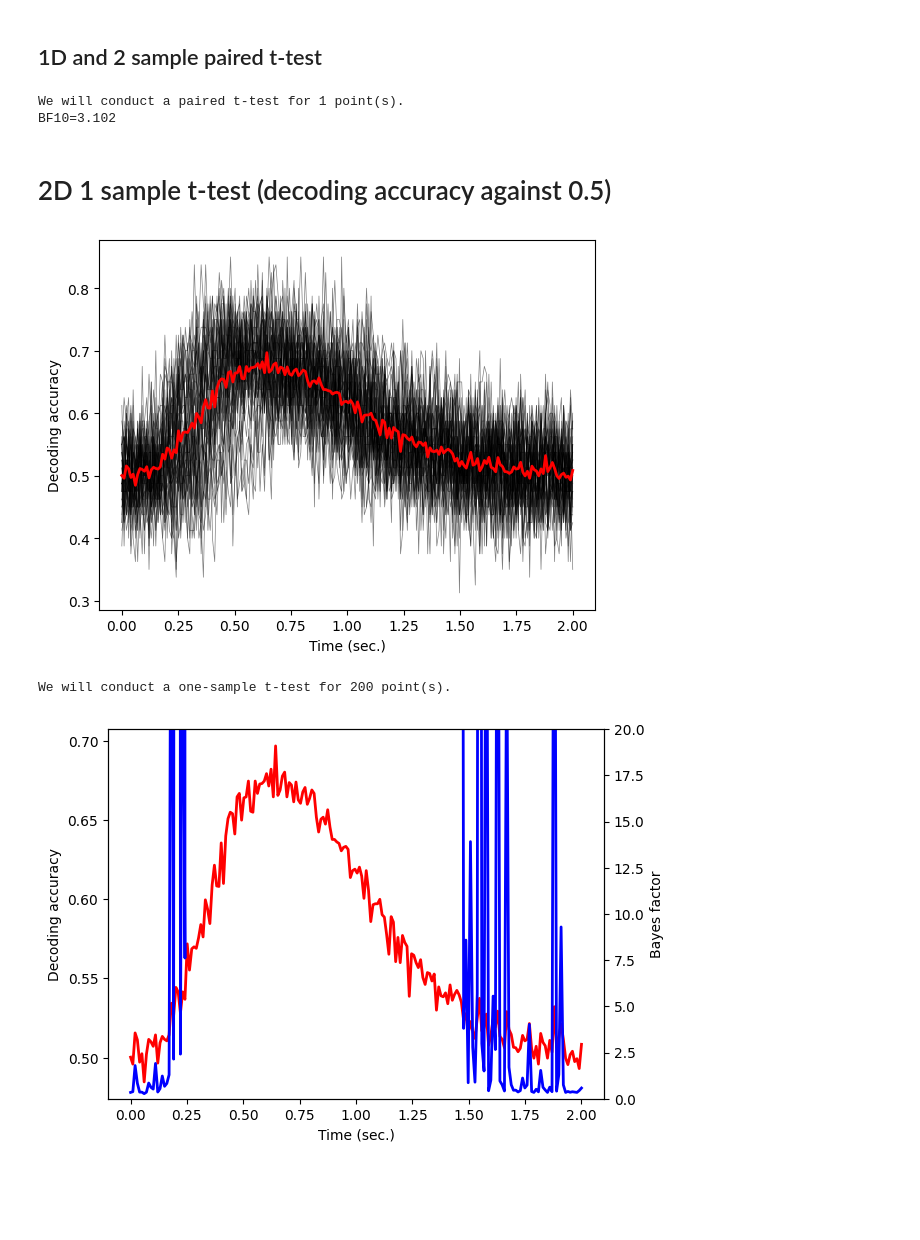
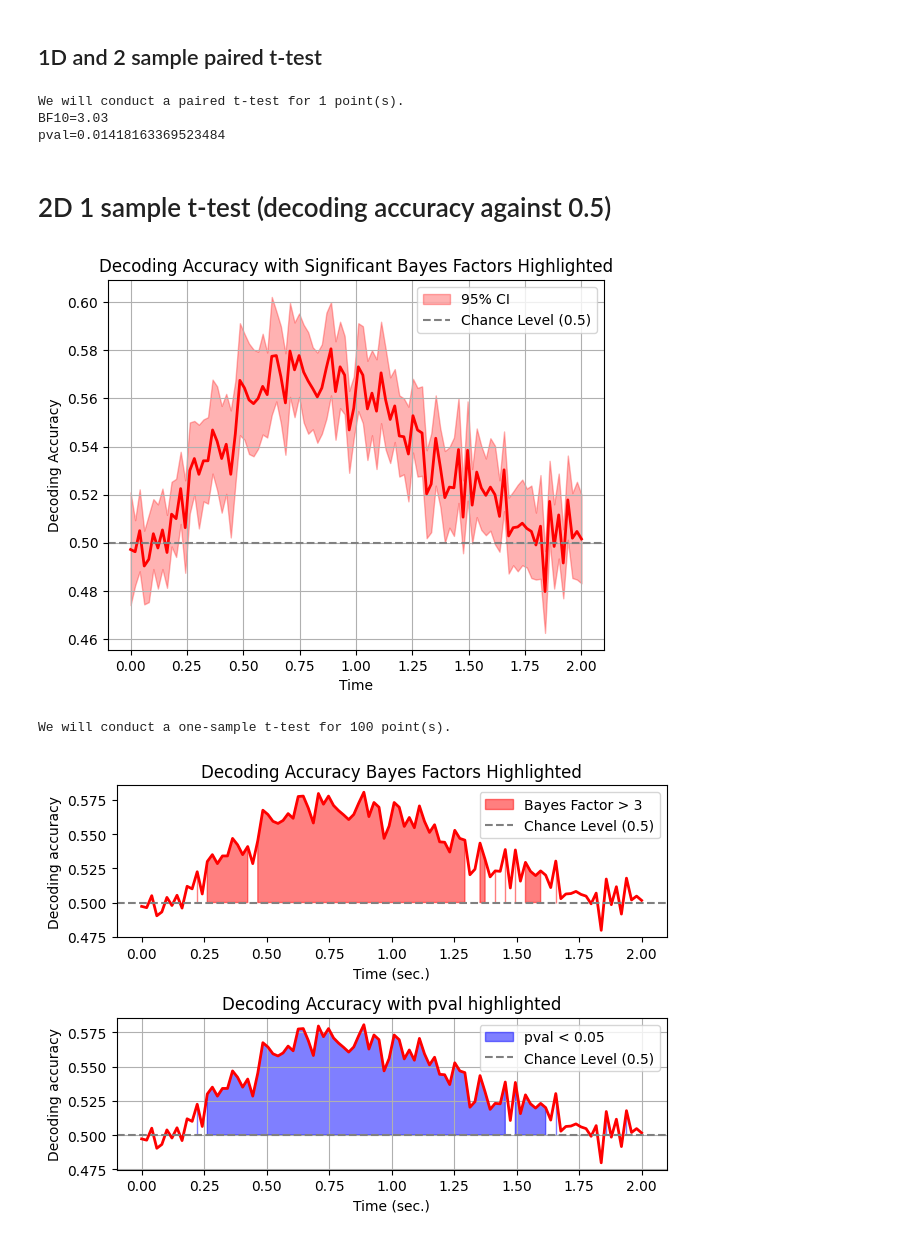
Before and after one commit to Cogitate-consortium/bayes_factors, a Jupyter notebook: HowToUse.ipynb, the cells around one changed output. Saved outputs shown, nothing was run; the diff lists cells and outputs as text; code cells hidden in the pictures; blank space fills up the shorter version.

```diff
--- a/HowToUse.ipynb
+++ b/HowToUse.ipynb
@@ -69,54 +80,86 @@ BF10=0.706
 ## 1D and 2 sample paired t-test
 # %%
 # Generate some data that are normally distribution around 0:
-x = np.random.normal(0, 1, size=100)
-y = np.random.normal(0.3, 1, size=100)
+x = np.random.normal(0, 1, size=n_subjects)
+y = np.random.normal(0.3, 1, size=n_subjects)
 # Compute the Bayes factor against 0:
-bf = bayes_ttest(x, y=y, paired=True, alternative='two-sided', r=0.707)
+bf, pval = bayes_ttest(x, y=y, paired=True, alternative='two-sided', r=0.707, return_pval=True)
 print(f'BF10={bf}')
+print(f'pval={pval}')
 # %% [output]
 We will conduct a paired t-test for 1 point(s).
-BF10=3.102
+BF10=3.03
+pval=0.01418163369523484
 # %% [markdown]
 # 2D 1 sample t-test (decoding accuracy against 0.5)
 # %%
-# Create a time vector:
-times = np.linspace(0, 2, 200)
-n_subjects = 40
+# Additional parameters for the simulation
+sfreq = 50
+t0 = 0
+tmax = 2
+times = np.linspace(t0, tmax, sfreq * (tmax - t0))
 subjects_decoding = []
 ntrials = 80
 
 for sub in range(n_subjects):
     # Simulate decoding accuracy for every subject using a binomial distribution, assuming each subject had a 100 trials:
-    sub_decoding = sim_decoding_binomial(0, 2, 100, scale_factor=np.random.normal(5, 0.3, size=1), tstart=halfnorm.rvs(0, 0.4, size=1), ntrials=ntrials)
-    subjects_decoding.append(np.sum((np.array(sub_decoding)), axis=1) / ntrials)
+    sub_decoding = sim_decoding_binomial(t0, tmax, sfreq, scale_factor=np.random.normal(10, 0.3, size=1), tstart=halfnorm.rvs(0, 0.4, size=1), ntrials=ntrials)
+    subjects_decoding.append(np.array(sub_decoding) / ntrials)
 
 # Convert to a numpy array:
 subjects_decoding = np.asarray(subjects_decoding)
+# Calculate mean and 95% CI decoding:
+mean_decoding = np.mean(subjects_decoding, axis=0)
+ci = bootstrap_confidence_interval(subjects_decoding, ci=0.95)
+
 # We have 20 subjects, times n data points:
 subjects_decoding.shape
 # Plot the data to illustrate them:
 fig, ax = plt.subplots()
-ax.plot(times, subjects_decoding.T, linewidth=0.5, color='k', alpha=0.5)
-ax.plot(times, np.mean(subjects_decoding, axis=0), linewidth=2, color='r')
+ax.plot(times, mean_decoding, linewidth=2, color='r')
+ax.fill_between(times, ci[0, :], ci[1, :], color='r', alpha=0.3, label='95% CI')
 ax.set_ylabel('Decoding accuracy')
 ax.set_xlabel('Time (sec.)')
+plt.axhline(0.5, color='gray', linestyle='--', label="Chance Level (0.5)")
+ax.set_ylabel('Decoding accuracy')
+ax.set_xlabel('Time (sec.)')
+plt.title("Decoding Accuracy with Significant Bayes Factors Highlighted")
+plt.xlabel("Time")
+plt.ylabel("Decoding Accuracy")
+plt.legend()
+plt.grid(True)
 plt.show()
 
 # Compute the Bayes factor:
-bf = bayes_ttest(subjects_decoding, y=0.5, paired=False, alternative='greater', r=0.707)
+bf, pval = bayes_ttest(subjects_decoding, y=0.5, paired=False, alternative='greater', r=0.707, return_pval=True)
+# Create a significance mask:
+fill_decoding_accuracy_bf = np.where(bf > 3, np.mean(subjects_decoding, axis=0), np.nan)
+fill_decoding_accuracy_pval = np.where(pval < 0.05, np.mean(subjects_decoding, axis=0), np.nan)
 
 # Plot the Bayes factor against the decoding accuracy:
-fig, ax = plt.subplots()
-ax.plot(times, np.mean(subjects_decoding, axis=0), linewidth=2, color='r')
-ax2 = ax.twinx()
-ax2.plot(times, bf, linewidth=2, color='b')
-ax2.set_ylim([0, 20])
-ax.set_ylabel('Decoding accuracy')
-ax2.set_ylabel('Bayes factor')
-ax.set_xlabel('Time (sec.)')
+fig, ax = plt.subplots(2)
+ax[0].plot(times, np.mean(subjects_decoding, axis=0), linewidth=2, color='r')
+ax[0].fill_between(times, fill_decoding_accuracy_bf, 0.5, where=bf > 3,
+                 color='red', alpha=0.5, label="Bayes Factor > 3")
+ax[0].axhline(0.5, color='gray', linestyle='--', label="Chance Level (0.5)")
+ax[0].set_ylabel('Decoding accuracy')
+ax[0].set_xlabel('Time (sec.)')
+ax[0].set_title("Decoding Accuracy Bayes Factors Highlighted")
+ax[0].legend()
+
+ax[1].plot(times, np.mean(subjects_decoding, axis=0), linewidth=2, color='r')
+ax[1].fill_between(times, fill_decoding_accuracy_pval, 0.5, where=pval < 0.05,
+                 color='blue', alpha=0.5, label="pval < 0.05")
+ax[1].axhline(0.5, color='gray', linestyle='--', label="Chance Level (0.5)")
+ax[1].set_ylabel('Decoding accuracy')
+ax[1].set_xlabel('Time (sec.)')
+ax[1].set_title("Decoding Accuracy with pval highlighted")
+ax[1].legend()
+
+plt.tight_layout()
+plt.grid(True)
 plt.show()
 # %% [output]
-[figure, old version]
+[figure, new version]
-We will conduct a one-sample t-test for 200 point(s).
+We will conduct a one-sample t-test for 100 point(s).
-[figure, old version]
+[figure, new version]
```
Also changed, not shown: parts of 17 cells of this notebook, 1 other file.
